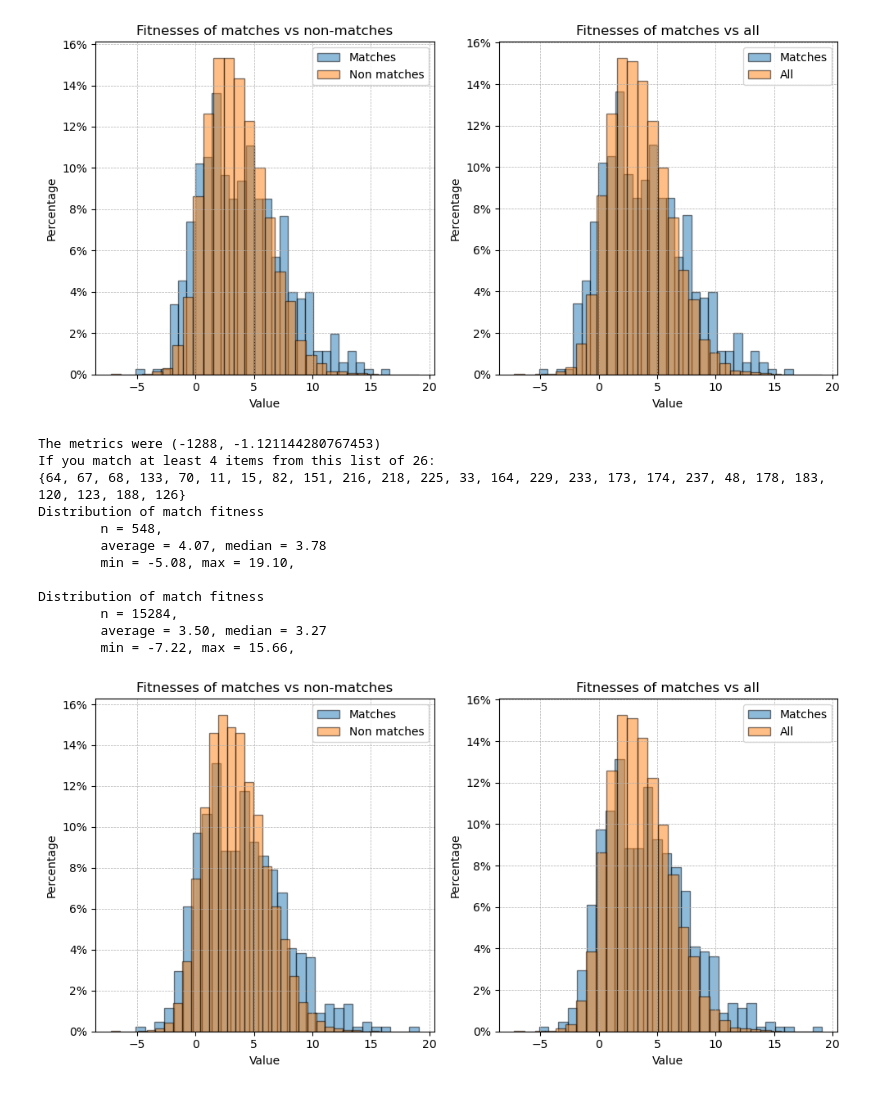
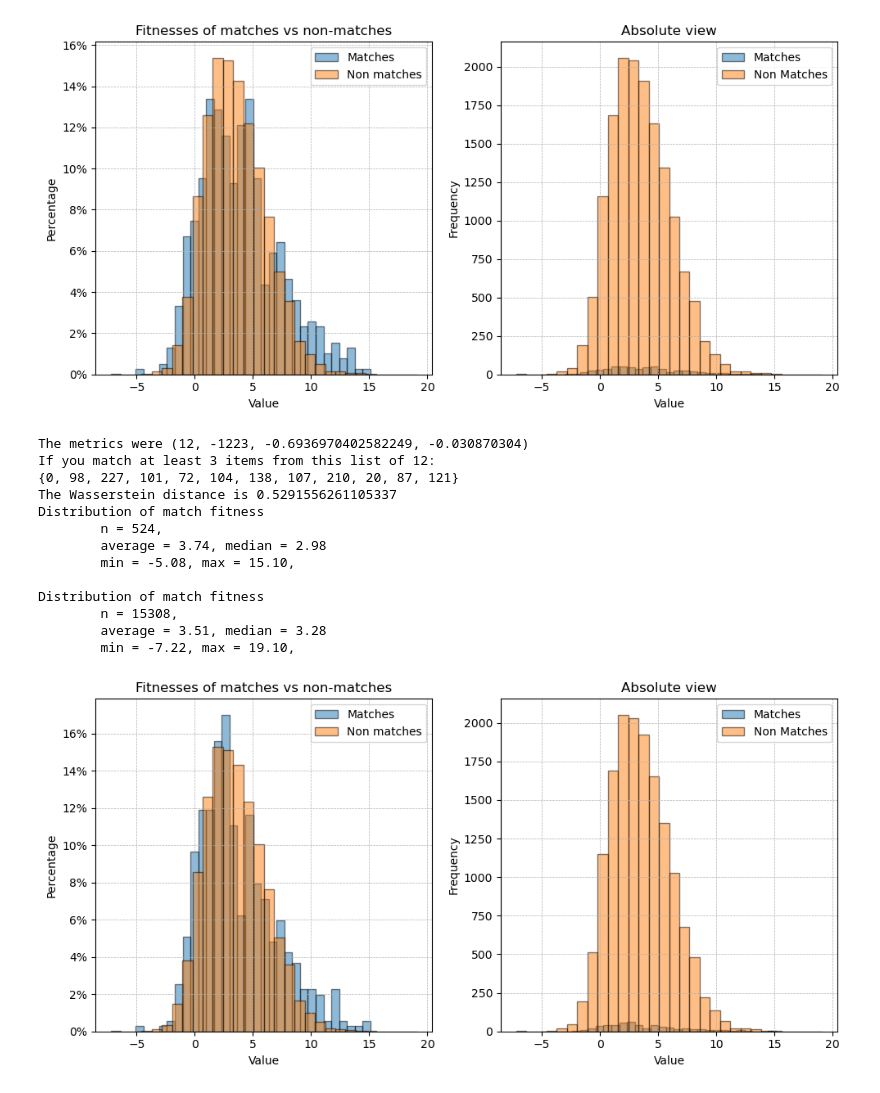
Before and after one commit to Giancarlo-Catalano/PSSearch, a Jupyter notebook: Gian_experimental/NSGAIICustom/make_explanations.ipynb, the cells around one changed output. Cells and saved outputs as stored; diff of their text form; code cells hidden in the pictures.

```diff
--- a/Gian_experimental/NSGAIICustom/make_explanations.ipynb
+++ b/Gian_experimental/NSGAIICustom/make_explanations.ipynb
@@ -63,7 +62,9 @@ traditional_sampling = NCSamplerSimple.with_average_quantity(3, genome_size=n)
 traditional_mutation = NCMutationSimple(n)
 traditional_crossover = NCCrossoverSimple(swap_probability=1 / n)
 # %%
-genome_threshold = 4
+from Gian_experimental.NSGAIICustom.NSGAIICustom import NCSolution, NSGAIICustom
+
+genome_threshold = 3
 
 def get_metrics(ps: NCSolution) -> tuple[float]:
     # I will use sample size, variance and atomicity
@@ -74,15 +75,18 @@ def get_metrics(ps: NCSolution) -> tuple[float]:
     #len_m, len_nm = len(matching), len(non_matching)
     #weighted_variance_score = (np.var(matching) * len_m + np.var(non_matching) * len_nm) / (len_m + len_nm)
     #mean_fitness = np.average(matching) if len(matching) > 0 else -1000
-    #median_diff = np.median(matching) - np.median(non_matching)
-    distance = wasserstein_distance(matching, non_matching) if min(len(matching), len(non_matching)) > 2 else 0
+    median_diff = np.median(matching) - np.median(non_matching)
+    #distance = wasserstein_distance(matching, non_matching) if min(len(matching), len(non_matching)) > 2 else 0
+    #is_beneficial = np.average(matching) > np.average(non_matching)
+    # if is_beneficial:
+    #     distance *= -1
     #print(distance)
     atomicity_score = atomicity(ps)
 
     if len(matching) < 1000: # a constraint
-        return 1000, 1000, 1000
+        return 1000, 1000, 1000, 1000
 
-    return (-len(matching), -distance)
+    return (len(ps), -len(matching), -median_diff, -atomicity_score)
 
 algorithm = NSGAIICustom(sampling=traditional_sampling,
                          mutation=traditional_mutation,
@@ -261,14 +276,27 @@ def make_ps_into_explanation(ps, genome_threshold, test_SPref: SPRef):
             },
             {
                 "data1": match_fitnesses,
-                "data2": all_fitnesses,
-                "title": f"Fitnesses of matches vs all",
-                "labels": ("Matches", "All"),
-                "y_axis_frequency": "relative"
+                "data2": match_non_fitnesses,
+                "title": f"Absolute view",
+                "labels": ("Matches", "Non Matches"),
+                "y_axis_frequency": "absolute"
             }
         ])
 # %%
-for result in sorted(results, key=lambda x: x.fitnesses[1])[:3]:
+threshold_proportion_train = 0.1  # at least 10 %
+threshold_quantity_train = round(len(train_SPRef.fitnesses) * threshold_proportion_train)
+def has_enough_matches_in_train(result_of_NSGAII: EvaluatedNCSolution):
+    match_fitnesses, match_non_fitnesses = train_SPRef.partition_using_threshold(result_of_NSGAII.solution, 2)
+    proportion = len(match_fitnesses) / len(train_SPRef.fitnesses)
+    #print(proportion)
+    return len(match_fitnesses) >= threshold_quantity_train
+
+satisfactory_pss = list(filter(has_enough_matches_in_train, results))
+
+print(f"{len(satisfactory_pss)} are satisfactory out of {len(results)}")
+
+
+for result in satisfactory_pss[:3]:
     print(f"The metrics were {result.fitnesses}")
     make_ps_into_explanation(result.solution, genome_threshold=genome_threshold, test_SPref=test_SPRef)
 # %% [output]
@@ -299,16 +330,17 @@ Distribution of match fitness
         min = -7.22, max = 19.10,
-[figure, old version]
+[figure, new version]
-The metrics were (-1288, -1.121144280767453)
-If you match at least 4 items from this list of 26:
-{64, 67, 68, 133, 70, 11, 15, 82, 151, 216, 218, 225, 33, 164, 229, 233, 173, 174, 237, 48, 178, 183, 120, 123, 188, 126}
+The metrics were (12, -1223, -0.6936970402582249, -0.030870304)
+If you match at least 3 items from this list of 12:
+{0, 98, 227, 101, 72, 104, 138, 107, 210, 20, 87, 121}
+The Wasserstein distance is 0.5291556261105337
 Distribution of match fitness
-        n = 548,
-        average = 4.07, median = 3.78
-        min = -5.08, max = 19.10,
+        n = 524,
+        average = 3.74, median = 2.98
+        min = -5.08, max = 15.10,
 
 Distribution of match fitness
-        n = 15284,
-        average = 3.50, median = 3.27
-        min = -7.22, max = 15.66,
+        n = 15308,
+        average = 3.51, median = 3.28
+        min = -7.22, max = 19.10,
-[figure, old version]
+[figure, new version]
 # %%
```
Also changed, not shown: parts of 6 cells of this notebook, 14 other files.
